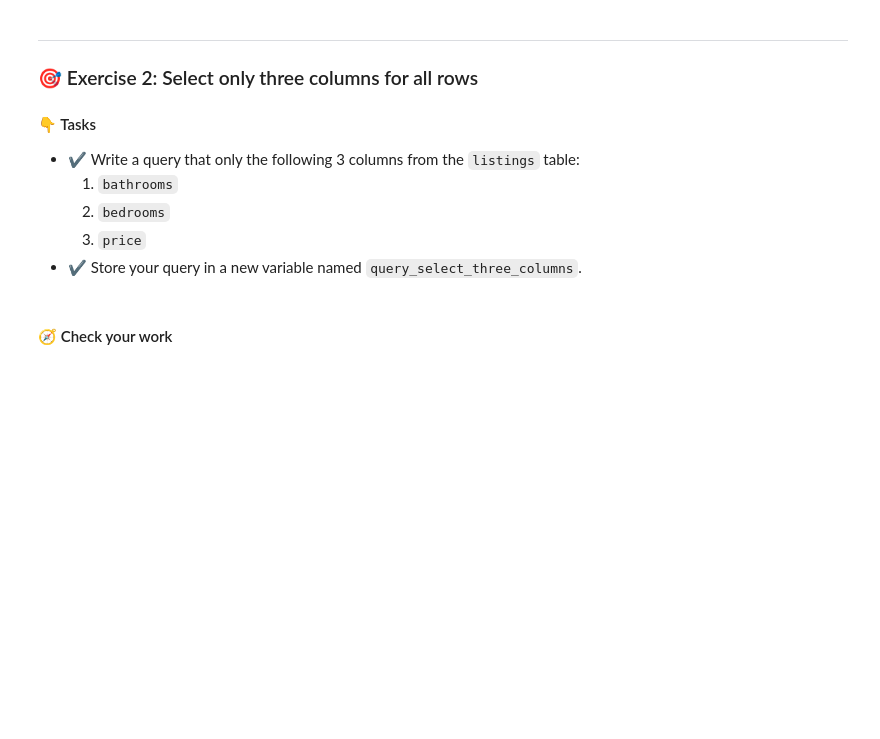
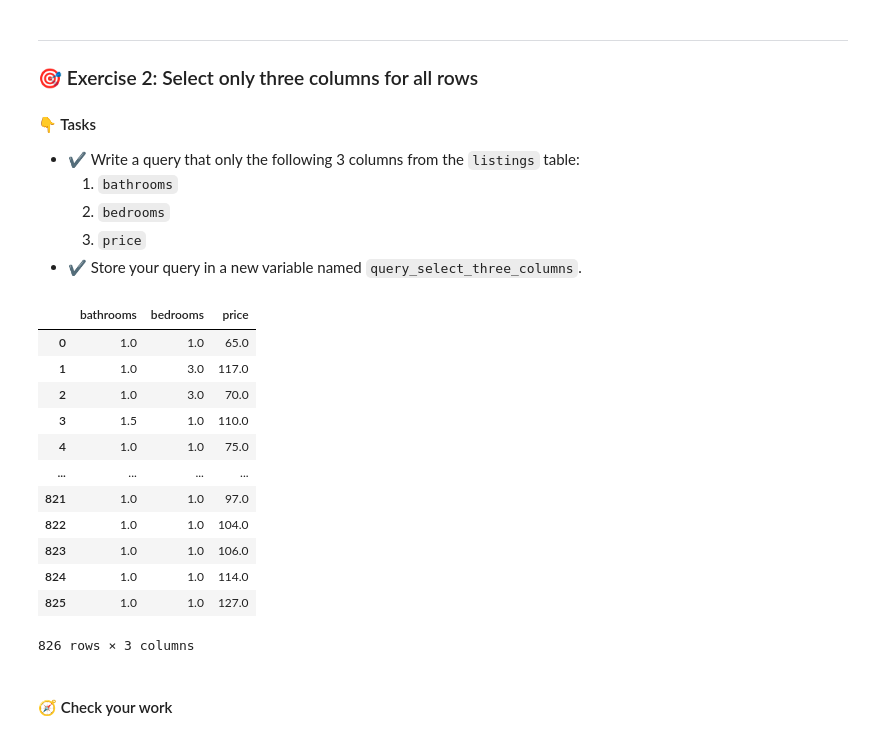
Before and after one commit to JordanBaker78/Data205_JordanBaker, a Jupyter notebook: DATA_205_CRUD_with_SQL.ipynb, the cells around one changed output. Drawn from its saved outputs; the diff is of its cells as text; code cells hidden in the pictures; blank space fills up the shorter version.

```diff
--- a/DATA_205_CRUD_with_SQL.ipynb
+++ b/DATA_205_CRUD_with_SQL.ipynb
@@ -283,18 +313,35 @@ conn.close()
 - ✔️ Store your query in a new variable named `query_select_three_columns`.
 # %%
 ### BEGIN SOLUTION
-
+query_select_three_columns = '''
+SELECT bathrooms, bedrooms, price
+FROM listings
+'''
 
 
 
 ### END SOLUTION
 
 conn = sqlite3.connect('airbnb.db')
 
 df_result = pd.read_sql_query(query_select_three_columns, con=conn)
 display(df_result)
 
 conn.close()
+# %% [output]
+|  | bathrooms | bedrooms | price |
+| 0 | 1.0 | 1.0 | 65.0 |
+| 1 | 1.0 | 3.0 | 117.0 |
+| 2 | 1.0 | 3.0 | 70.0 |
+| 3 | 1.5 | 1.0 | 110.0 |
+| 4 | 1.0 | 1.0 | 75.0 |
+| ... | ... | ... | ... |
+| 821 | 1.0 | 1.0 | 97.0 |
+| 822 | 1.0 | 1.0 | 104.0 |
+| 823 | 1.0 | 1.0 | 106.0 |
+| 824 | 1.0 | 1.0 | 114.0 |
+| 825 | 1.0 | 1.0 | 127.0 |
+826 rows × 3 columns
 # %% [markdown]
 #### 🧭 Check your work
 # %%
```
Also changed, not shown: parts of 13 cells of this notebook.
